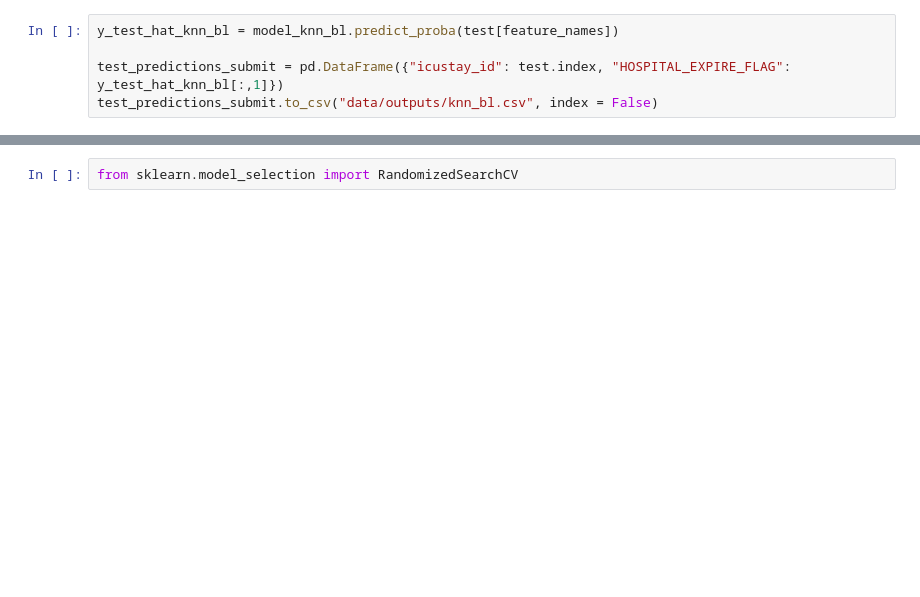
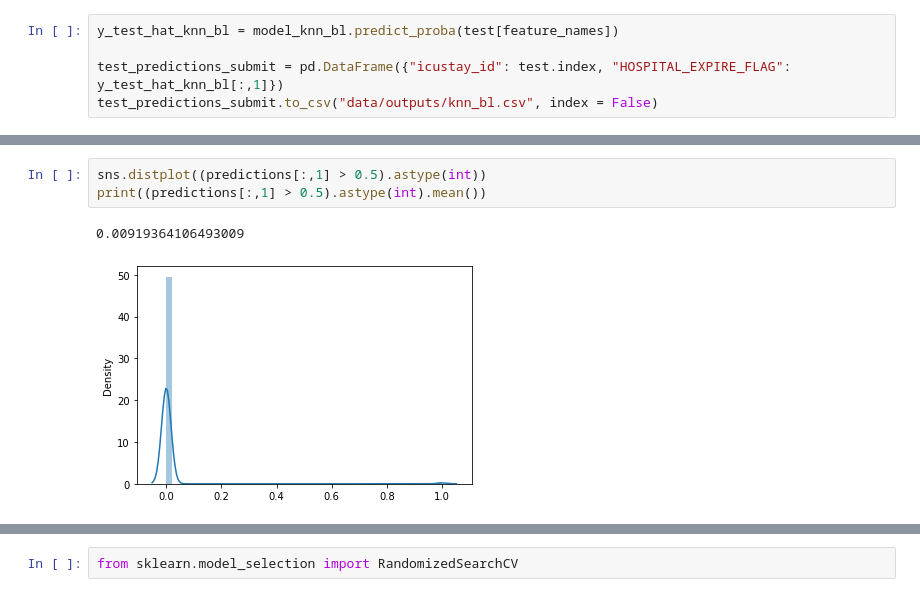
Before and after one commit to andresvBSE/BSE-CML2-P12, a Jupyter notebook: Predictions with KNN and SVM.ipynb, the cells around one changed output, grey strips where cells are left out. Saved outputs shown, nothing was run; the diff lists cells and outputs as text; blank space fills up the shorter version.

```diff
--- a/Predictions with KNN and SVM.ipynb
+++ b/Predictions with KNN and SVM.ipynb
@@ -100,0 +401,6 @@ test_predictions_submit.to_csv("data/outputs/knn_bl.csv", index = False)
+# %%
+sns.distplot((predictions[:,1] > 0.5).astype(int))
+print((predictions[:,1] > 0.5).astype(int).mean())
+# %% [output]
+0.00919364106493009
+[figure, added]
```
Also changed, not shown: parts of 52 cells of this notebook, 3 other files.
